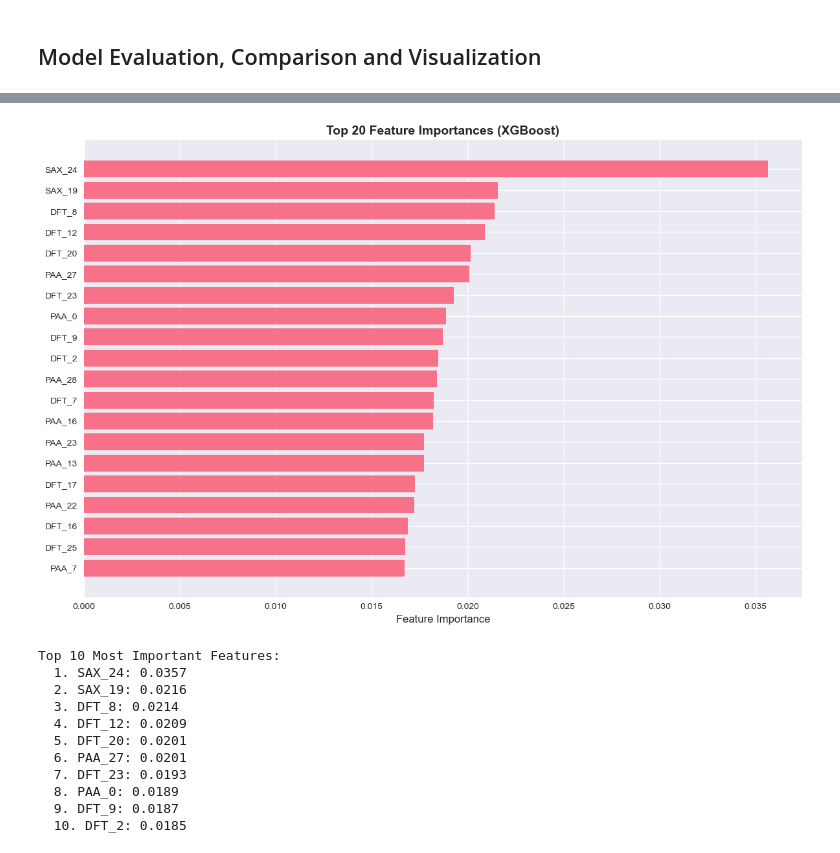
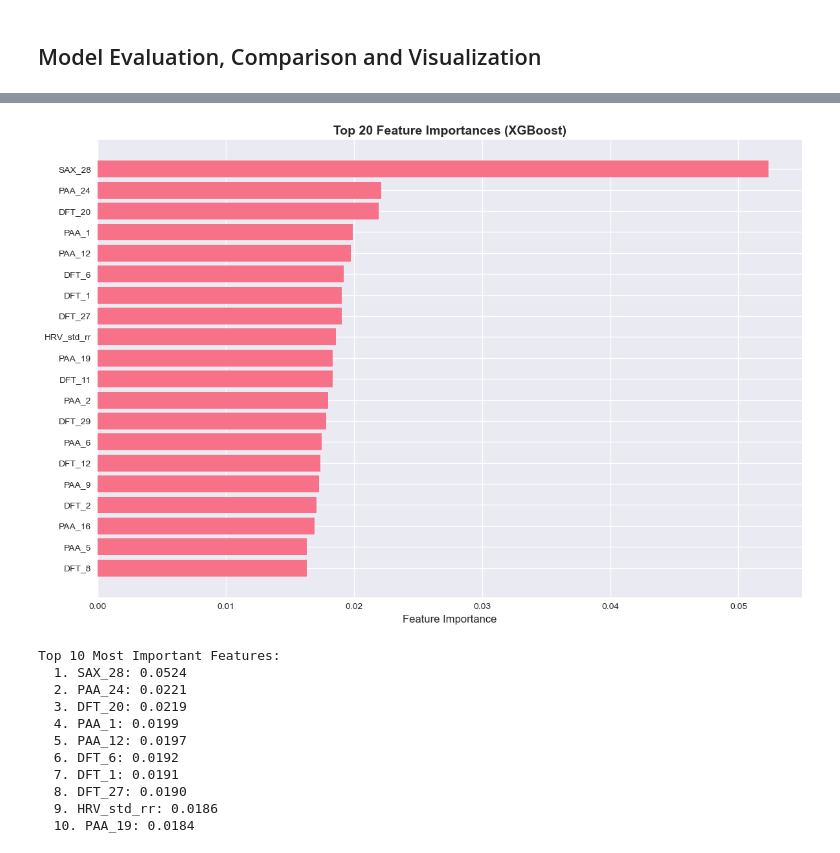
Before and after one commit to alexandermittet/Data_Analytics_for_Health_UniPi, a Jupyter notebook: code/6-ts_2.0 version.ipynb, the cells around one changed output, grey strips where cells are left out. Cells and saved outputs as stored; diff of their text form; code cells hidden in the pictures.

```diff
--- a/code/6-ts_2.0 version.ipynb
+++ b/code/6-ts_2.0 version.ipynb
@@ -311,11 +412,13 @@ n_dft_coefficients = 30
 X_paa = []
 X_sax = []
 X_dft = []
+X_hrv = []
 
 for i, ts in enumerate(X_raw):
     X_paa.append(paa(ts, n_paa_segments))
     X_sax.append(sax(ts, n_sax_segments, sax_alphabet_size))
     X_dft.append(dft_features(ts, n_dft_coefficients))
+    X_hrv.append(extract_hrv_features_vector(ts, fs=500))
 
     if (i + 1) % 200 == 0:
         print(f"  Processed {i + 1}/{len(X_raw)} time series...")
@@ -324,14 +427,16 @@ for i, ts in enumerate(X_raw):
 X_paa = np.array(X_paa)
 X_sax = np.array(X_sax)
 X_dft = np.array(X_dft)
+X_hrv = np.array(X_hrv)
 
-# Combine all features for LR and XGBoost
-X_features = np.hstack([X_paa, X_sax, X_dft])
+# Combine all features for LR and XGBoost (including HRV)
+X_features = np.hstack([X_paa, X_sax, X_dft, X_hrv])
 
 print(f"\nFeature extraction complete!")
 print(f"  PAA features shape: {X_paa.shape}")
 print(f"  SAX features shape: {X_sax.shape}")
 print(f"  DFT features shape: {X_dft.shape}")
+print(f"  HRV features shape: {X_hrv.shape}")
 print(f"  Combined features shape: {X_features.shape}")
 # %% [output]
 Extracting features...
@@ -930,17 +976,6 @@ confusion_matrices = {
     'XGBoost': xgb_cm
 }
 
-# Add ROCKET if trained
-try:
-    rocket_metrics, rocket_cm = evaluate_model(
-        y_test, y_pred_rocket, y_pred_rocket_scores,
-        model_name="ROCKET"
-    )
-    results['ROCKET'] = rocket_metrics
-    confusion_matrices['ROCKET'] = rocket_cm
-except NameError:
-    pass
-
 # Add Shapelet if trained
 try:
     shapelet_metrics, shapelet_cm = evaluate_model(
@@ -1083,41 +1117,42 @@ plt.show()
 # %%
 if hasattr(xgb_model, 'feature_importances_'):
     feature_names = (
         [f'PAA_{i}' for i in range(n_paa_segments)] +
         [f'SAX_{i}' for i in range(n_sax_segments)] +
-        [f'DFT_{i}' for i in range(n_dft_coefficients)]
+        [f'DFT_{i}' for i in range(n_dft_coefficients)] +
+        ['HRV_mean_rr', 'HRV_std_rr', 'HRV_rmssd', 'HRV_pnn50', 'HRV_hr_mean', 'HRV_lf_hf_ratio']
     )
 
     importances = xgb_model.feature_importances_
     indices = np.argsort(importances)[::-1][:20]
 
     fig, ax = plt.subplots(figsize=(12, 8))
     ax.barh(range(len(indices)), importances[indices], align='center')
     ax.set_yticks(range(len(indices)))
     ax.set_yticklabels([feature_names[i] for i in indices])
     ax.set_xlabel('Feature Importance', fontsize=12)
     ax.set_title('Top 20 Feature Importances (XGBoost)', fontsize=14, fontweight='bold')
     ax.invert_yaxis()
     plt.tight_layout()
-    plt.savefig(plots_path / '6.tsc_feature_importances.png', dpi=300, bbox_inches='tight')
+    plt.savefig(plots_path / '6.tsc_feature_importances_xgb.png', dpi=300, bbox_inches='tight')
     plt.show()
 
     print("\nTop 10 Most Important Features:")
     for i, idx in enumerate(indices[:10]):
         print(f"  {i+1}. {feature_names[idx]}: {importances[idx]:.4f}")
 # %% [output]
-[figure, old version]
+[figure, new version]
 Top 10 Most Important Features:
-  1. SAX_24: 0.0357
-  2. SAX_19: 0.0216
-  3. DFT_8: 0.0214
-  4. DFT_12: 0.0209
-  5. DFT_20: 0.0201
-  6. PAA_27: 0.0201
-  7. DFT_23: 0.0193
-  8. PAA_0: 0.0189
-  9. DFT_9: 0.0187
-  10. DFT_2: 0.0185
+  1. SAX_28: 0.0524
+  2. PAA_24: 0.0221
+  3. DFT_20: 0.0219
+  4. PAA_1: 0.0199
+  5. PAA_12: 0.0197
+  6. DFT_6: 0.0192
+  7. DFT_1: 0.0191
+  8. DFT_27: 0.0190
+  9. HRV_std_rr: 0.0186
+  10. PAA_19: 0.0184
 # %%
 from sklearn.inspection import permutation_importance
 
```
Also changed, not shown: parts of 18 cells of this notebook, 12 other files.
